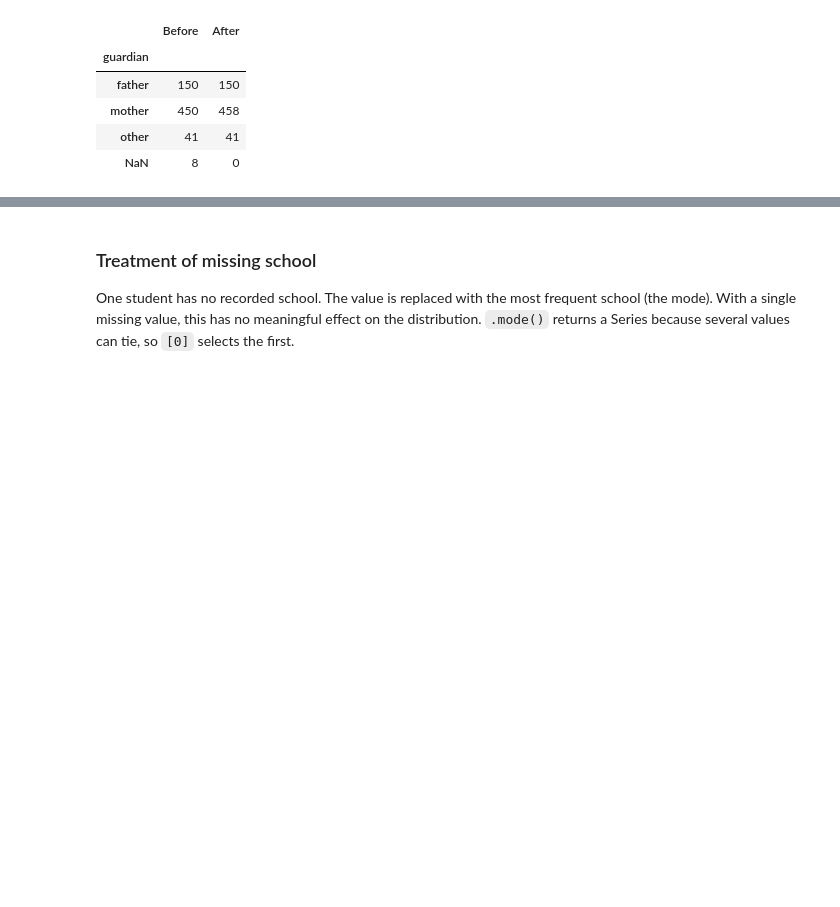
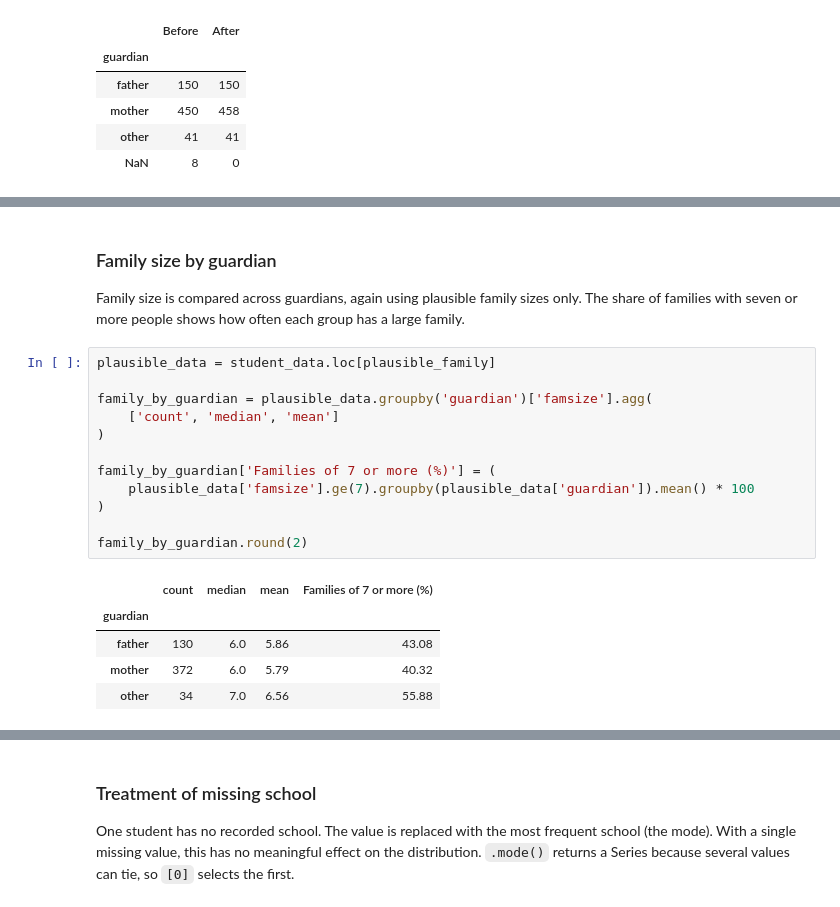
Before and after one commit to HenriqueReduto/Data-Mining-Project, a Jupyter notebook: notebooks/data_preprocessing.ipynb, the cells around one changed output, grey strips where cells are left out. Drawn from its saved outputs; the diff is of its cells as text; blank space fills up the shorter version.

```diff
--- a/notebooks/data_preprocessing.ipynb
+++ b/notebooks/data_preprocessing.ipynb
@@ -579,0 +588,24 @@ assert student_data_clean.index.equals(student_data.index)
+# %% [markdown]
+### Family size by guardian
+
+Family size is compared across guardians, again using plausible family sizes
+only. The share of families with seven or more people shows how often each
+group has a large family.
+# %%
+plausible_data = student_data.loc[plausible_family]
+
+family_by_guardian = plausible_data.groupby('guardian')['famsize'].agg(
+    ['count', 'median', 'mean']
+)
+
+family_by_guardian['Families of 7 or more (%)'] = (
+    plausible_data['famsize'].ge(7).groupby(plausible_data['guardian']).mean() * 100
+)
+
+family_by_guardian.round(2)
+# %% [output]
+|  | count | median | mean | Families of 7 or more (%) |
+| guardian |  |  |  |  |
+| father | 130 | 6.0 | 5.86 | 43.08 |
+| mother | 372 | 6.0 | 5.79 | 40.32 |
+| other | 34 | 7.0 | 6.56 | 55.88 |
```
Also changed, not shown: parts of 24 cells of this notebook, 2 other files.
